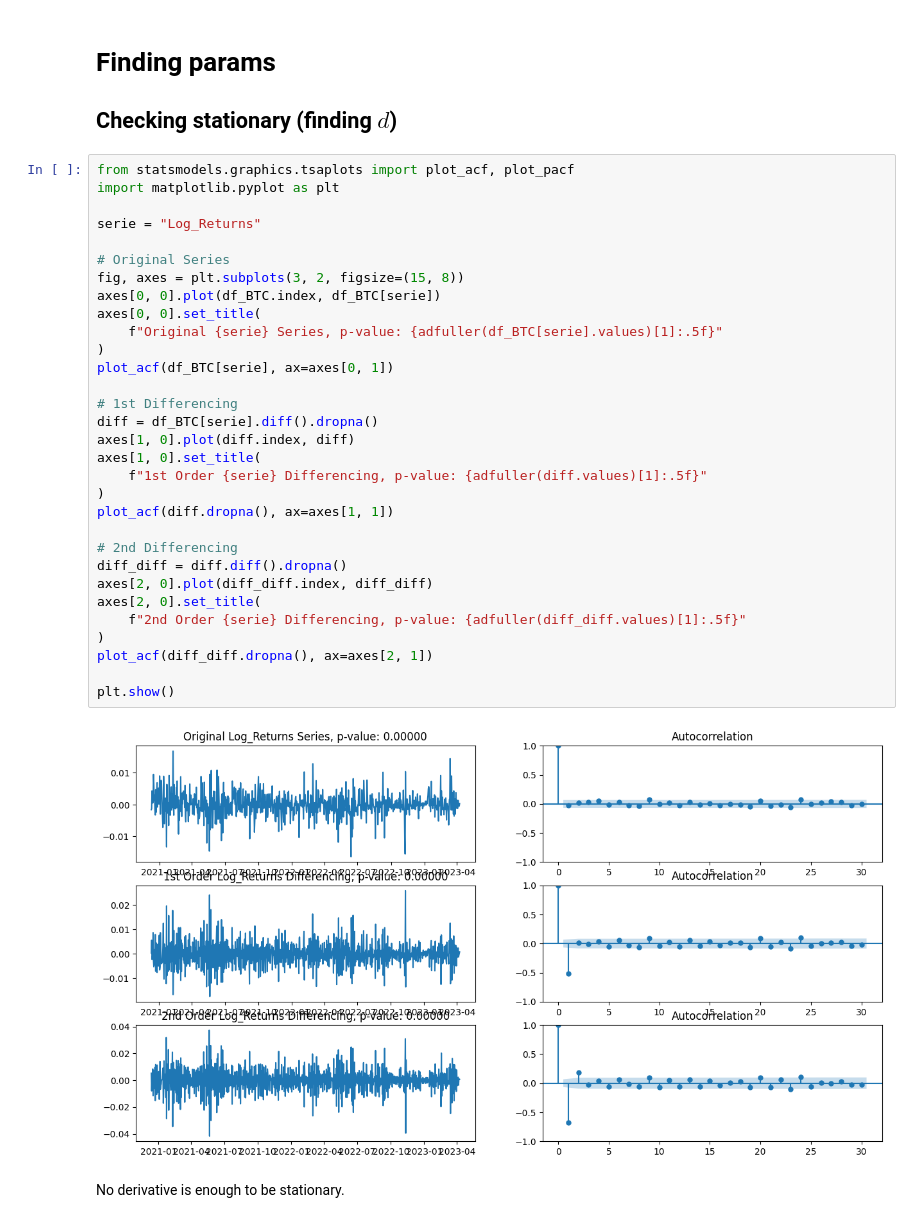
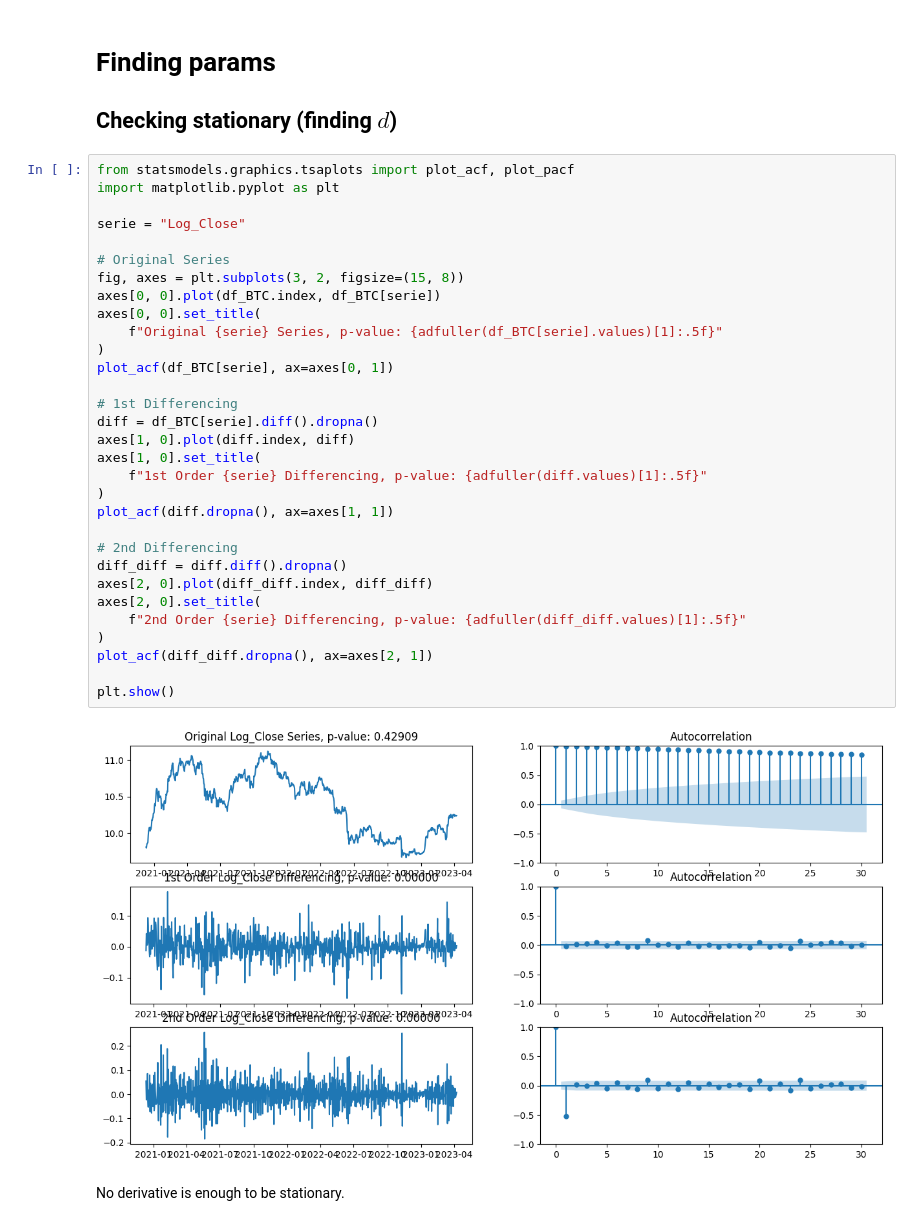
Before and after one commit to BaptisteZloch/Machine-learning-techniques-in-finance, a Jupyter notebook: src/05_AR_ARIMA_model.ipynb, the cells around one changed output. Drawn from its saved outputs; the diff is of its cells as text.

```diff
--- a/src/05_AR_ARIMA_model.ipynb
+++ b/src/05_AR_ARIMA_model.ipynb
@@ -75,35 +76,35 @@ df_BTC.head()
 from statsmodels.graphics.tsaplots import plot_acf, plot_pacf
 import matplotlib.pyplot as plt
 
-serie = "Log_Returns"
+serie = "Log_Close"
 
 # Original Series
 fig, axes = plt.subplots(3, 2, figsize=(15, 8))
 axes[0, 0].plot(df_BTC.index, df_BTC[serie])
 axes[0, 0].set_title(
     f"Original {serie} Series, p-value: {adfuller(df_BTC[serie].values)[1]:.5f}"
 )
 plot_acf(df_BTC[serie], ax=axes[0, 1])
 
 # 1st Differencing
 diff = df_BTC[serie].diff().dropna()
 axes[1, 0].plot(diff.index, diff)
 axes[1, 0].set_title(
     f"1st Order {serie} Differencing, p-value: {adfuller(diff.values)[1]:.5f}"
 )
 plot_acf(diff.dropna(), ax=axes[1, 1])
 
 # 2nd Differencing
 diff_diff = diff.diff().dropna()
 axes[2, 0].plot(diff_diff.index, diff_diff)
 axes[2, 0].set_title(
     f"2nd Order {serie} Differencing, p-value: {adfuller(diff_diff.values)[1]:.5f}"
 )
 plot_acf(diff_diff.dropna(), ax=axes[2, 1])
 
 plt.show()
 # %% [output]
-[figure, old version]
+[figure, new version]
 # %% [markdown]
 No derivative is enough to be stationary.
 # %% [markdown]
```
Also changed, not shown: parts of 16 cells of this notebook, 7 other files.
